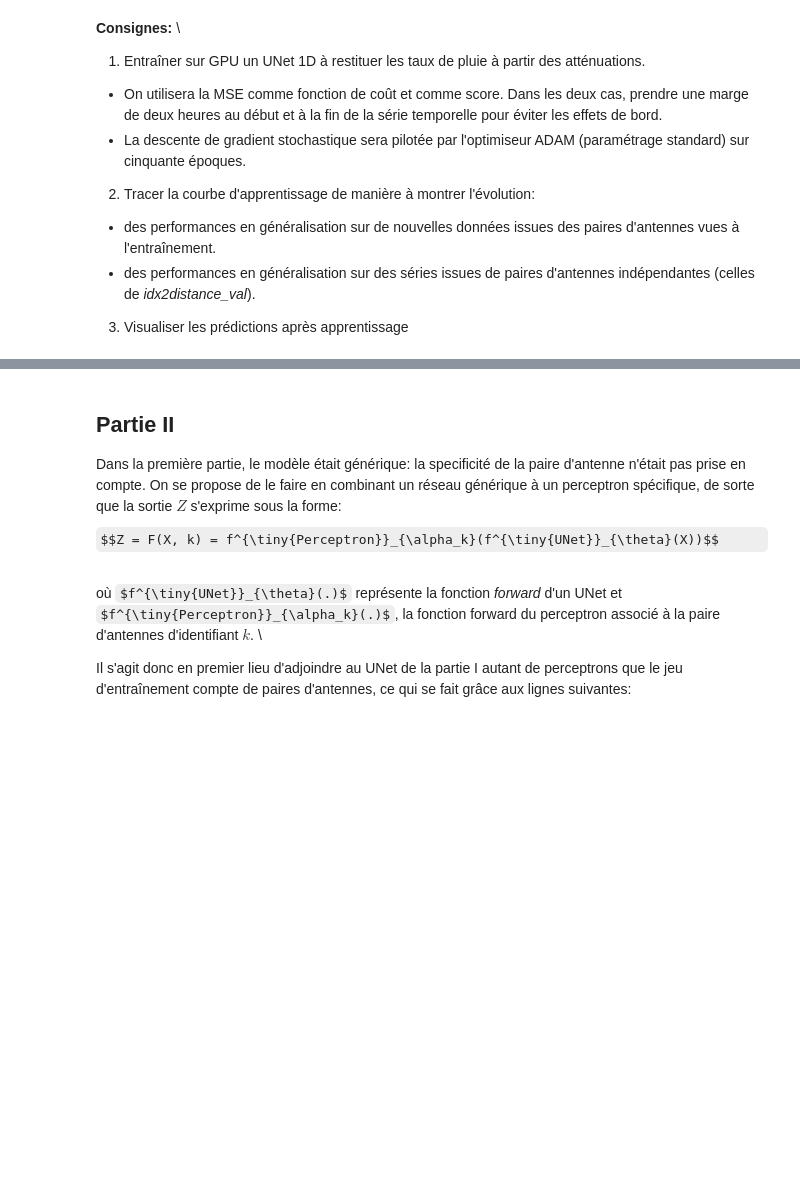
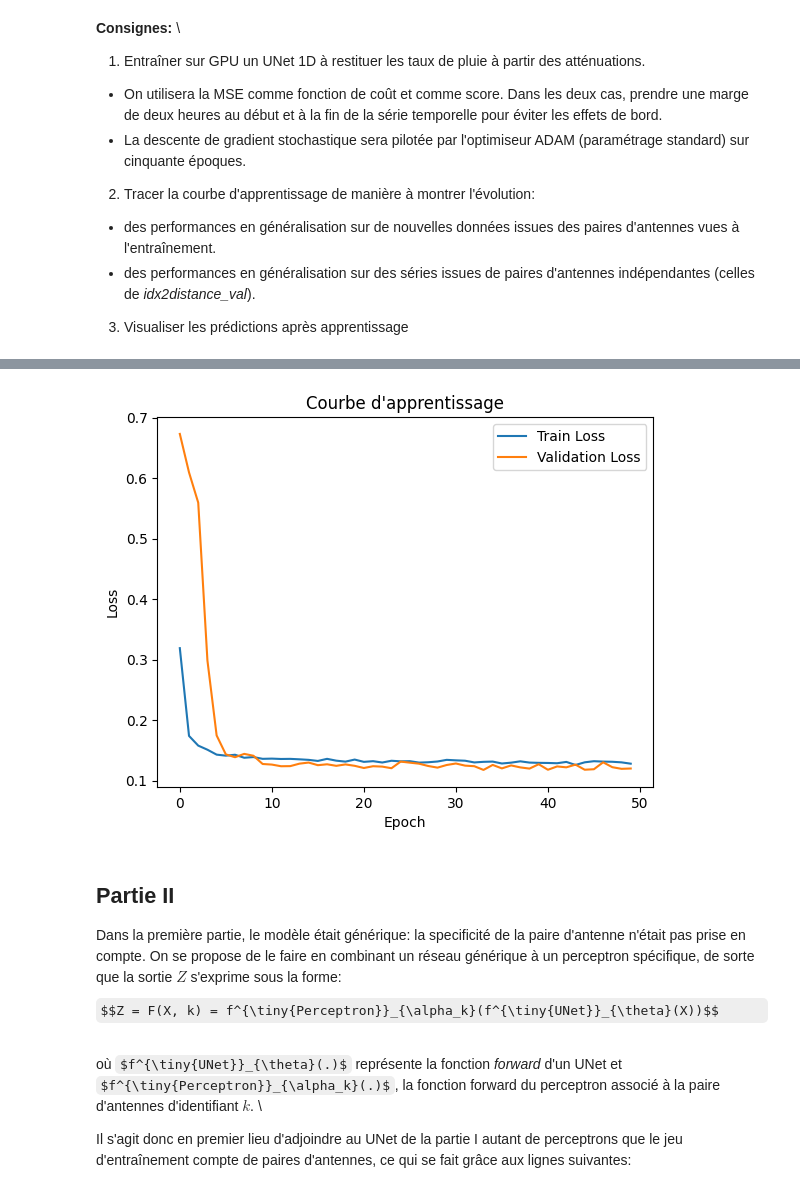
Before and after one commit to ibtissammim/exam_2025, a Jupyter notebook: notebooks/probleme1.ipynb, the cells around one changed output, grey strips where cells are left out. Saved outputs shown, nothing was run; the diff lists cells and outputs as text; code cells hidden in the pictures; some formulas as TeX source; blank space fills up the shorter version.

```diff
--- a/notebooks/probleme1.ipynb
+++ b/notebooks/probleme1.ipynb
@@ -205,6 +205,9 @@ class UNet1D(nn.Module):
 3) Visualiser les prédictions après apprentissage
 # %%
 import torch.optim as optim
+
+# Création de valloader
+valloader = create_dataloader(duration, idx2distance_val, batch_size)
 
 # Paramètres du modèle
 n_channels = 1  # Nombre de canaux d'entrée (atténuations)
@@ -255,6 +258,19 @@ for epoch in range(epochs):
         for batch_idx, (ids, dists, rain_rates, attenuations) in enumerate(valloader):
             # ... (même code que pour l'entraînement, sans la mise à jour des poids)
             # ...
+            attenuations = attenuations.unsqueeze(1).to(device)  # Ajout d'une dimension pour les canaux
+            rain_rates = rain_rates.unsqueeze(1).to(device)  # Ajout d'une dimension pour les canaux
+
+            # Marge de deux heures (120 minutes)
+            attenuations = attenuations[:, :, 120:-120]
+            rain_rates = rain_rates[:, :, 120:-120]
+
+
+            outputs = model(attenuations)
+            loss = criterion(outputs, rain_rates)
+
+            val_loss += loss.item()
+
 
     val_losses.append(val_loss / len(valloader))
 
@@ -270,3 +296,14 @@ model = model.to(device)
+# %%
+# Tracé de courbe d'apprentissage :
+plt.plot(train_losses, label="Train Loss")
+plt.plot(val_losses, label="Validation Loss")
+plt.xlabel("Epoch")
+plt.ylabel("Loss")
+plt.legend()
+plt.title("Courbe d'apprentissage")
+plt.show()
+# %% [output]
+[figure, added]
 # %% [markdown]
 ## Partie II
 
```
Also changed, not shown: parts of 4 cells of this notebook.
